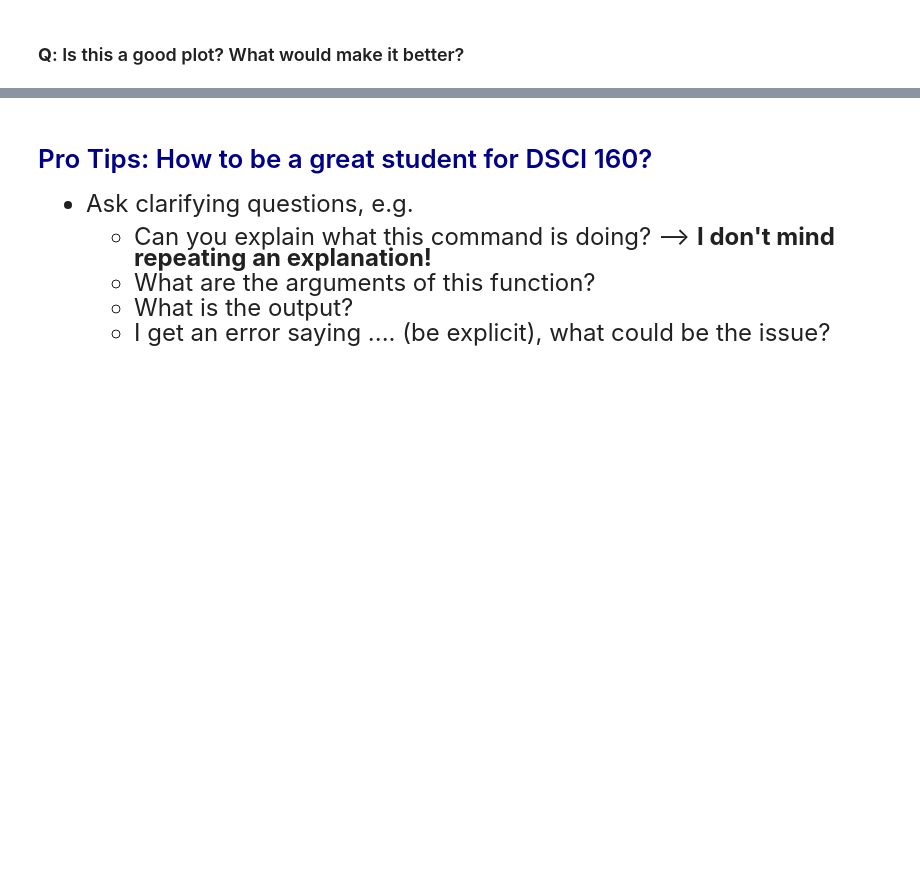
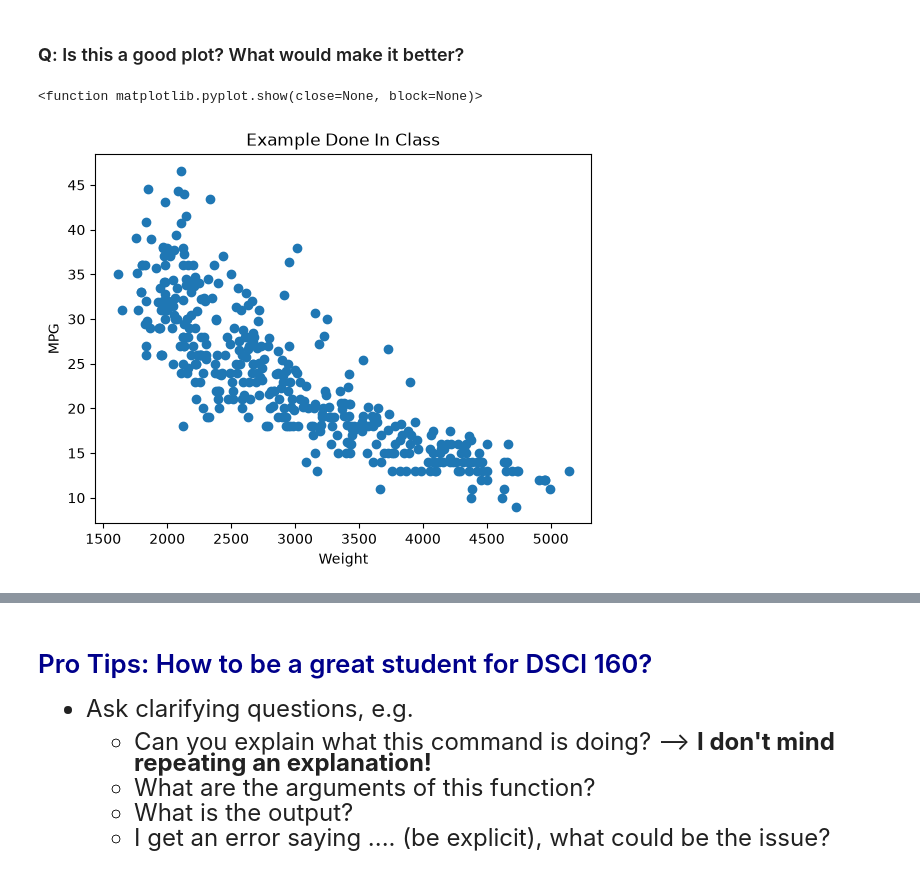
Before and after one commit to davidsjahn/datasci185fall2026, a Jupyter notebook: Lecture_01/Lecture01 copy.ipynb, the cells around one changed output, grey strips where cells are left out. Drawn from its saved outputs; the diff is of its cells as text; code cells hidden in the pictures; blank space fills up the shorter version.

```diff
--- a/Lecture_01/Lecture01 copy.ipynb
+++ b/Lecture_01/Lecture01 copy.ipynb
@@ -332,6 +398,16 @@ plt.show()
 [figure]
 # %% [markdown]
 ### **Q**: Is this a good plot? What would make it better?
+# %%
+# give explanation to the viewer what this means. label x and y axis, have a title, what is the point of this thing?
+plt.scatter(x = carfeatures["weight"], y = carfeatures["mpg"])
+plt.xlabel("Weight")
+plt.ylabel("MPG")
+plt.title("Example Done In Class")
+plt.show
+# %% [output]
+<function matplotlib.pyplot.show(close=None, block=None)>
+[figure, added]
 # %%
 # Try another scatter plot with x = "acceleration"
 # %%
```
Also changed, not shown: parts of 9 cells of this notebook.
